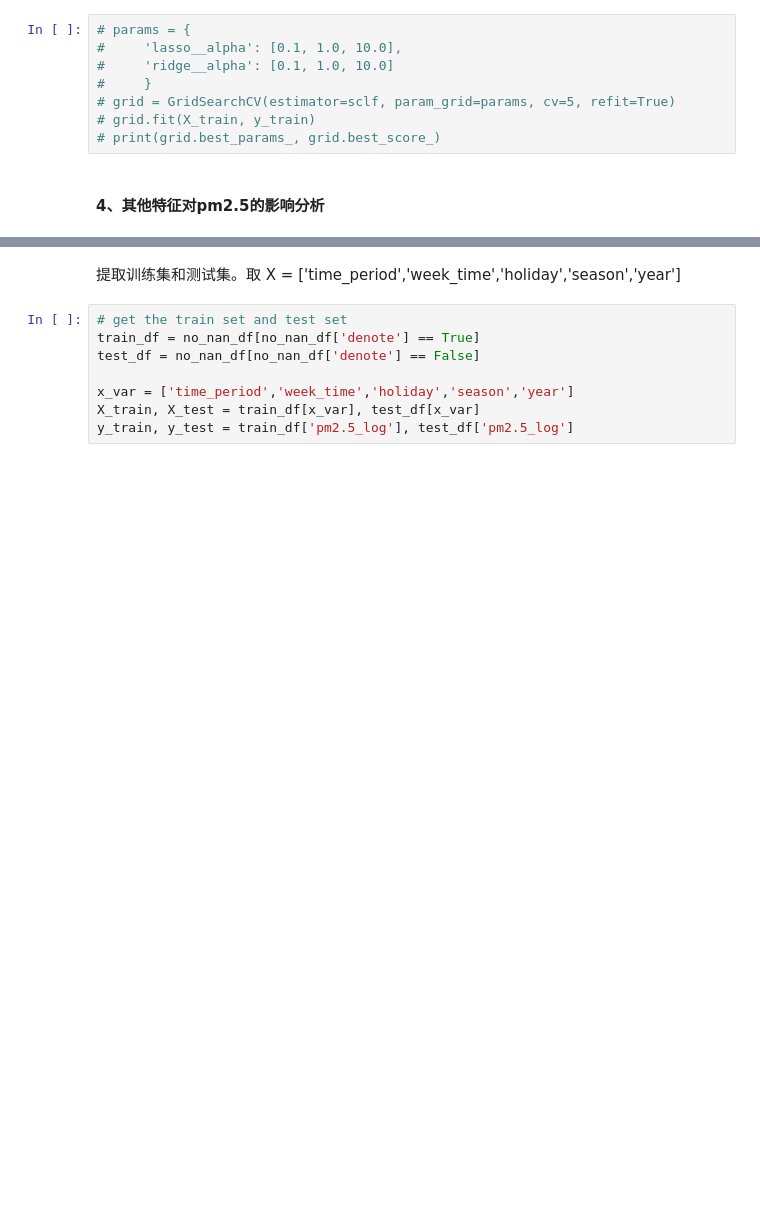
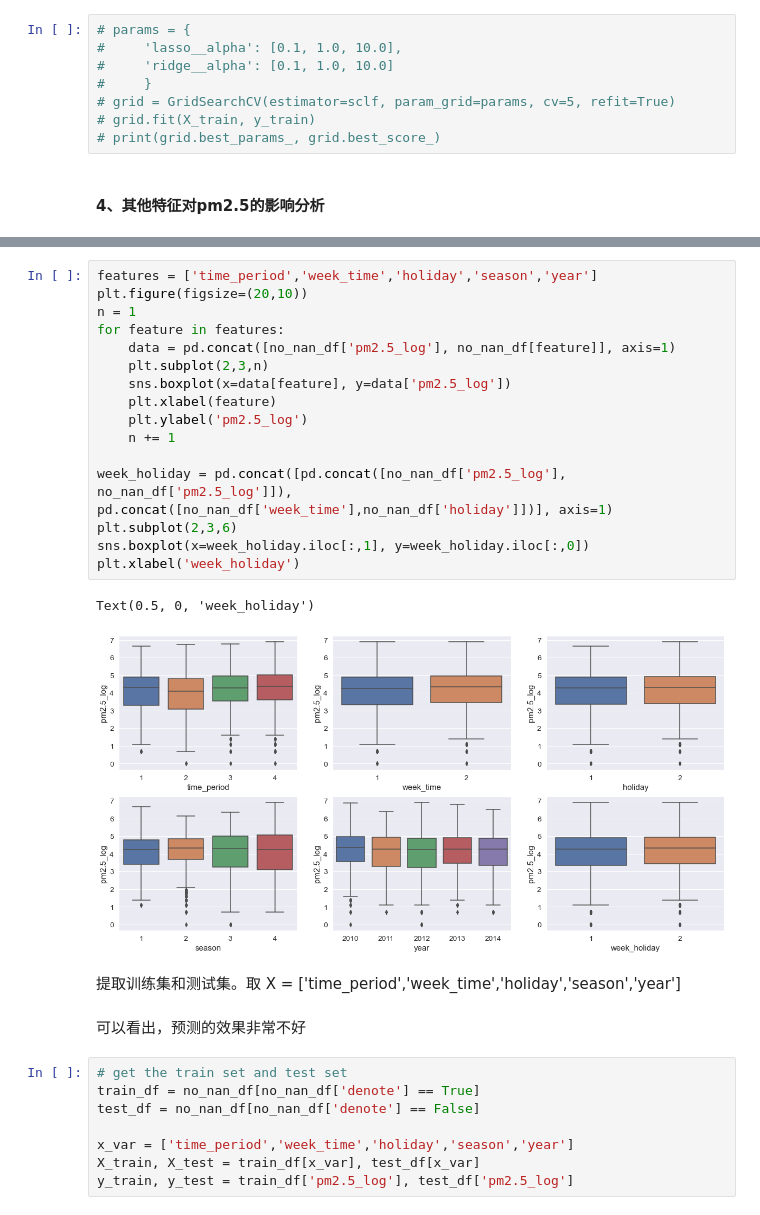
Before and after one commit to Lynchrocket/2022Spring-MA234-Intro_to_Big_Data_Analysis, a Jupyter notebook: project.ipynb, the cells around one changed output, grey strips where cells are left out. Cells and saved outputs as stored; diff of their text form; blank space fills up the shorter version.

```diff
--- a/project.ipynb
+++ b/project.ipynb
@@ -376,5 +489,26 @@ plt.show()
+# %%
+features = ['time_period','week_time','holiday','season','year']
+plt.figure(figsize=(20,10))
+n = 1
+for feature in features:
+    data = pd.concat([no_nan_df['pm2.5_log'], no_nan_df[feature]], axis=1)
+    plt.subplot(2,3,n)
+    sns.boxplot(x=data[feature], y=data['pm2.5_log'])
+    plt.xlabel(feature)
+    plt.ylabel('pm2.5_log')
+    n += 1
+
+week_holiday = pd.concat([pd.concat([no_nan_df['pm2.5_log'], no_nan_df['pm2.5_log']]), pd.concat([no_nan_df['week_time'],no_nan_df['holiday']])], axis=1)
+plt.subplot(2,3,6)
+sns.boxplot(x=week_holiday.iloc[:,1], y=week_holiday.iloc[:,0])
+plt.xlabel('week_holiday')
+# %% [output]
+Text(0.5, 0, 'week_holiday')
+[figure, added]
 # %% [markdown]
 提取训练集和测试集。取 X = ['time_period','week_time','holiday','season','year']
+# %% [markdown]
+可以看出，预测的效果非常不好
 # %%
 # get the train set and test set
 train_df = no_nan_df[no_nan_df['denote'] == True]
```
Also changed, not shown: parts of 50 cells of this notebook.
